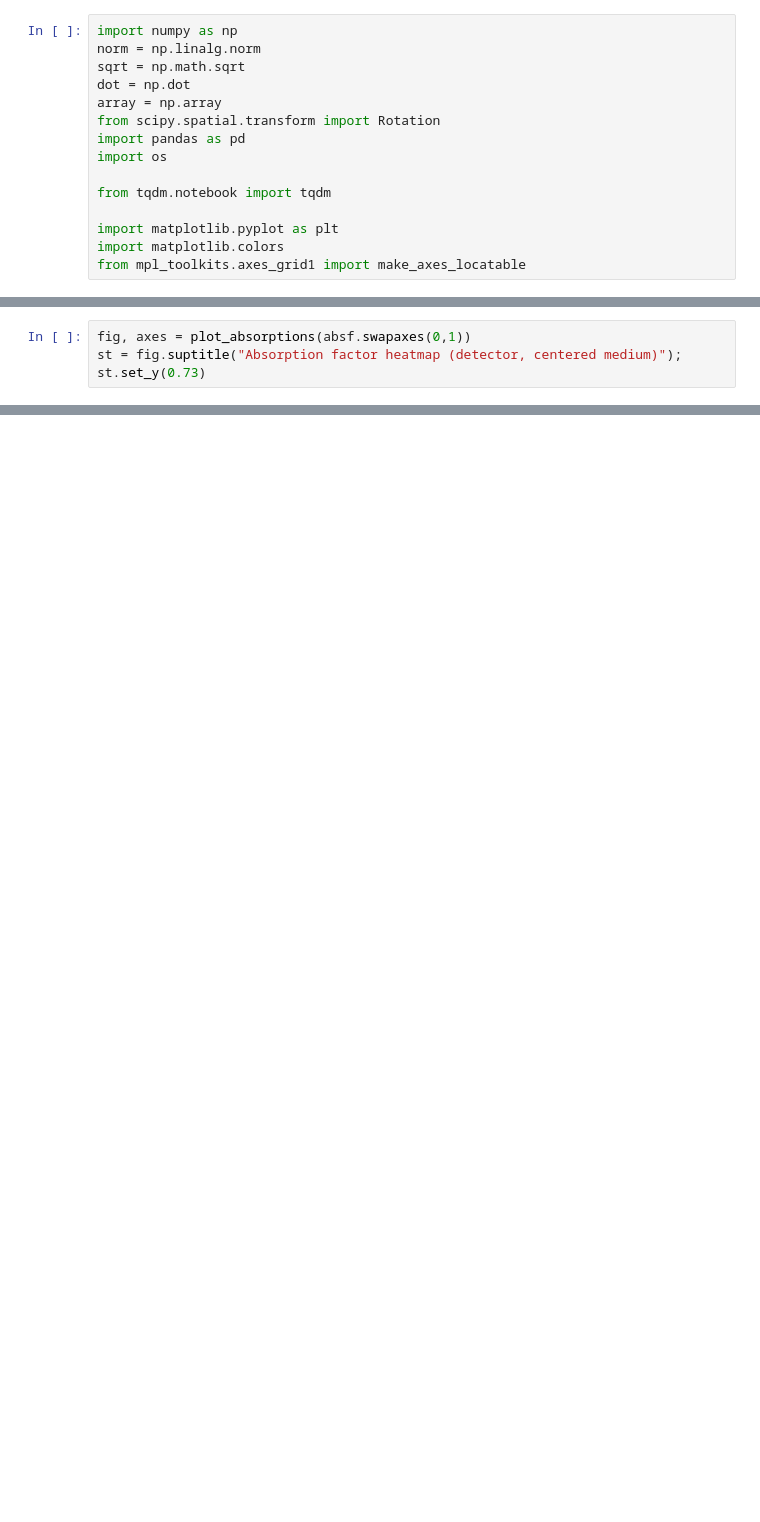
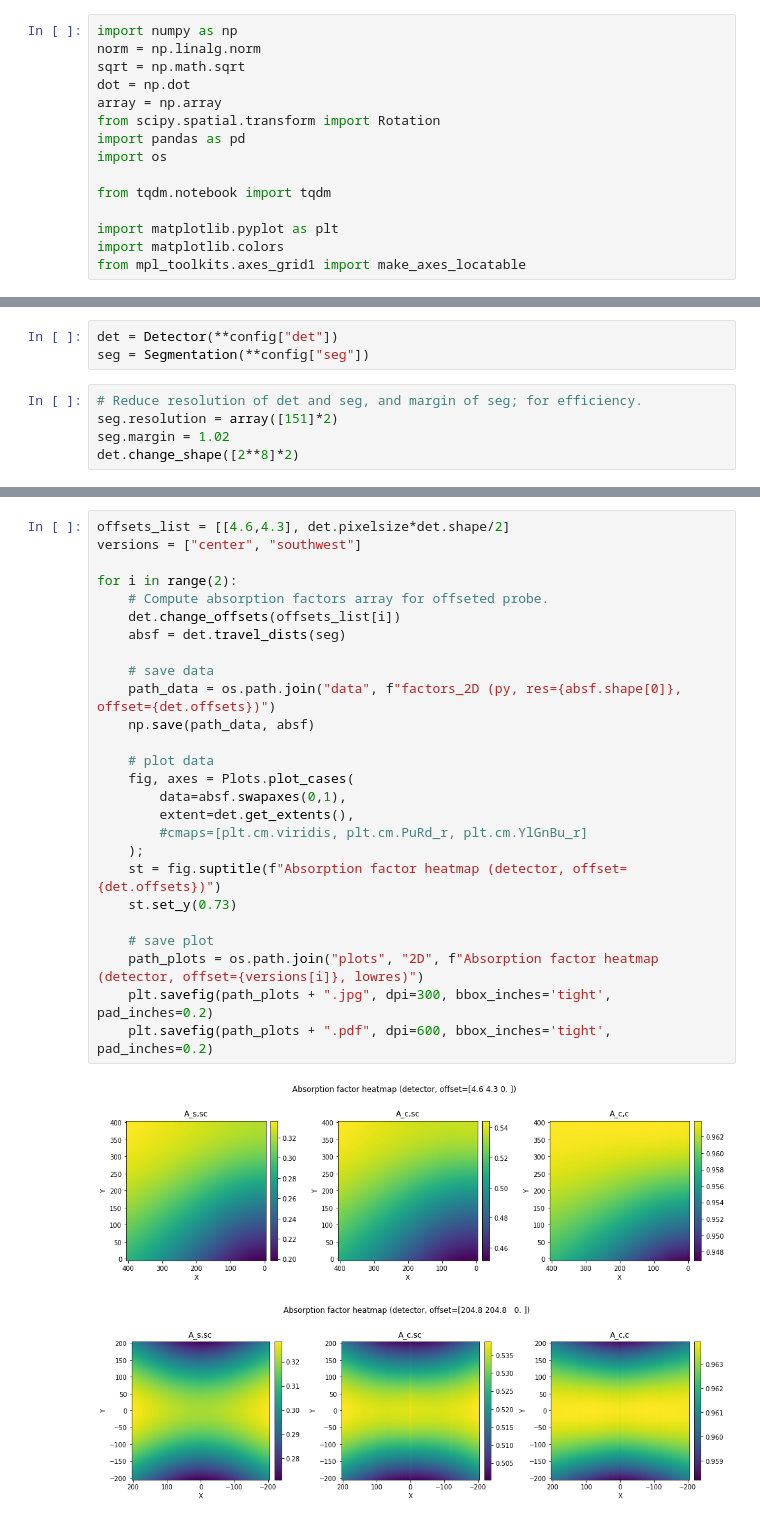
Before and after one commit to d8xa/XRD-TAF, a Jupyter notebook: Prototype 3D.ipynb, the cells around one changed output, grey strips where cells are left out. Cells and saved outputs as stored; diff of their text form; blank space fills up the shorter version.

Commit message:
added general plot function

```diff
--- a/Prototype 3D.ipynb
+++ b/Prototype 3D.ipynb
@@ -385,4 +434,0 @@ def plot_absorptions(factors, aspect=1.0, origin="lower", cmap=None, extent=None
-# %%
-fig, axes = plot_absorptions(absf.swapaxes(0,1))
-st = fig.suptitle("Absorption factor heatmap (detector, centered medium)");
-st.set_y(0.73)
@@ -450,0 +435,8 @@ len(pl[pl[:,:,1]<det.offsets[1]])/pl.size
+# %%
+det = Detector(**config["det"])
+seg = Segmentation(**config["seg"])
+# %%
+# Reduce resolution of det and seg, and margin of seg; for efficiency.
+seg.resolution = array([151]*2)
+seg.margin = 1.02
+det.change_shape([2**8]*2)
@@ -450,0 +463,29 @@ len(pl[pl[:,:,1]<det.offsets[1]])/pl.size
+# %%
+offsets_list = [[4.6,4.3], det.pixelsize*det.shape/2]
+versions = ["center", "southwest"]
+
+for i in range(2):
+    # Compute absorption factors array for offseted probe.
+    det.change_offsets(offsets_list[i])
+    absf = det.travel_dists(seg)
+
+    # save data
+    path_data = os.path.join("data", f"factors_2D (py, res={absf.shape[0]}, offset={det.offsets})")
+    np.save(path_data, absf)
+
+    # plot data
+    fig, axes = Plots.plot_cases(
+        data=absf.swapaxes(0,1),
+        extent=det.get_extents(),
+        #cmaps=[plt.cm.viridis, plt.cm.PuRd_r, plt.cm.YlGnBu_r]
+    );
+    st = fig.suptitle(f"Absorption factor heatmap (detector, offset={det.offsets})")
+    st.set_y(0.73)
+
+    # save plot
+    path_plots = os.path.join("plots", "2D", f"Absorption factor heatmap (detector, offset={versions[i]}, lowres)")
+    plt.savefig(path_plots + ".jpg", dpi=300, bbox_inches='tight', pad_inches=0.2)
+    plt.savefig(path_plots + ".pdf", dpi=600, bbox_inches='tight', pad_inches=0.2)
+# %% [output]
+[figure, added]
+[figure, added]
```
Also changed, not shown: parts of 27 cells of this notebook.
